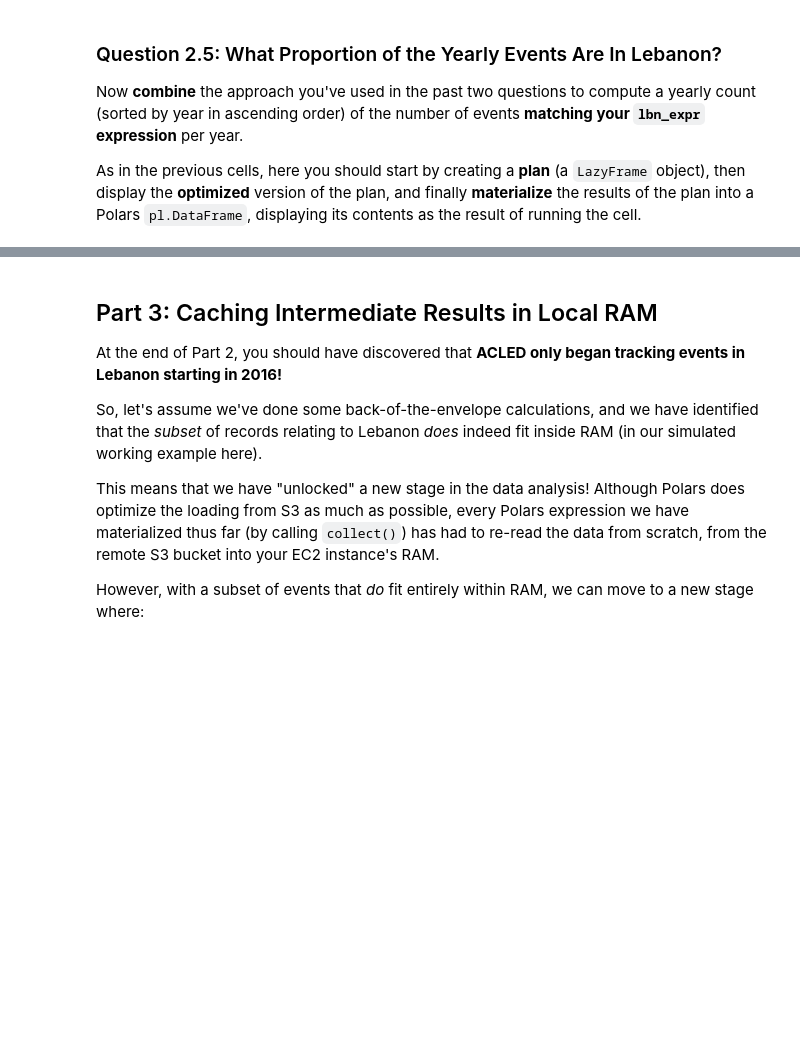
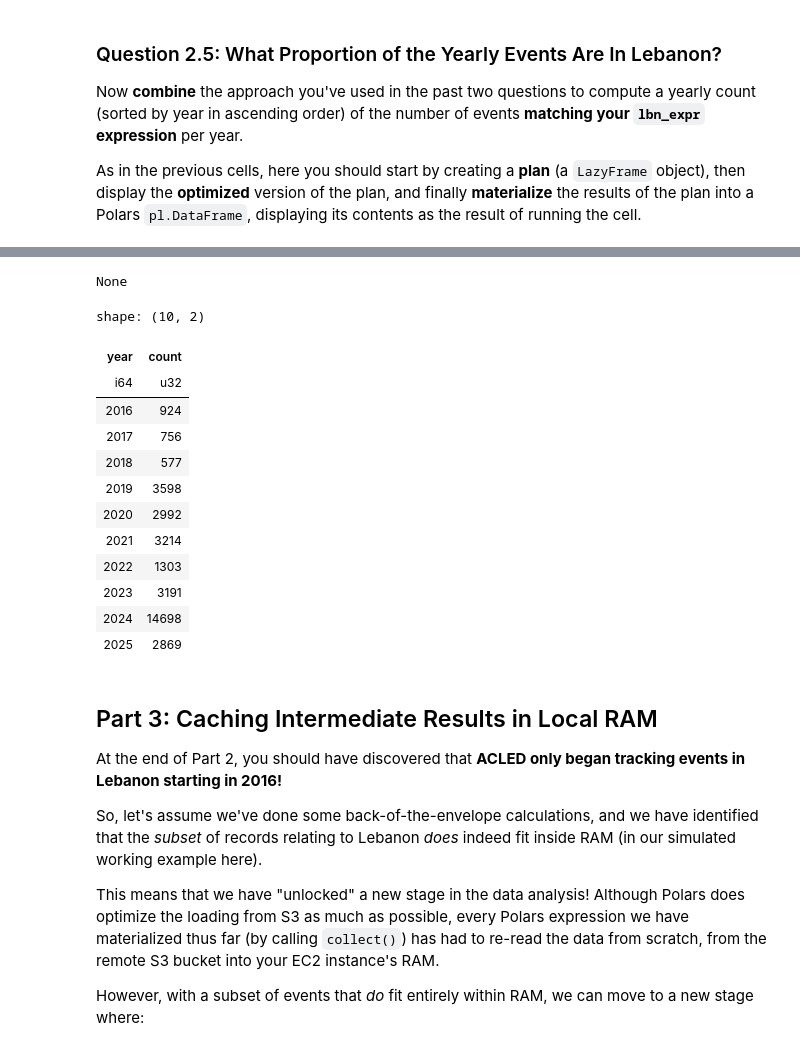
Before and after one commit to erinabruzzy/dsan6000-hw05, a Jupyter notebook: DSAN6000_HW5.ipynb, the cells around one changed output, grey strips where cells are left out. Cells and saved outputs as stored; diff of their text form; code cells hidden in the pictures; blank space fills up the shorter version.

```diff
--- a/DSAN6000_HW5.ipynb
+++ b/DSAN6000_HW5.ipynb
@@ -423,11 +458,19 @@ As in the previous cells, here you should start by creating a **plan** (a `LazyF
 
 # Your code here: Replace the None with a plan to compute yearly event counts
 # for events matching the condition you defined in lbn_expr
-lbn_yearly_lf = None
+lbn_yearly_lf = (
+    acled_lf
+    .filter(lbn_expr)
+    .group_by("year")
+    .agg(pl.len().alias("count"))
+    .sort("year")
+)
 
 # Display the optimized query plan
+display(lbn_yearly_lf.show_graph(plan_stage="ir"))
 
 # Materialize the plan into lbn_yearly_pl, and display its contents
-lbn_yearly_pl = None
+lbn_yearly_pl = lbn_yearly_lf.collect()
 
 lbn_yearly_pl
+# %% [output]
@@ -434,3 +478,17 @@ lbn_yearly_pl
+None
+shape: (10, 2)
+| year | count |
+| i64 | u32 |
+| 2016 | 924 |
+| 2017 | 756 |
+| 2018 | 577 |
+| 2019 | 3598 |
+| 2020 | 2992 |
+| 2021 | 3214 |
+| 2022 | 1303 |
+| 2023 | 3191 |
+| 2024 | 14698 |
+| 2025 | 2869 |
 # %% [markdown]
 ## Part 3: Caching Intermediate Results in Local RAM
 
```
Also changed, not shown: parts of 4 cells of this notebook.
